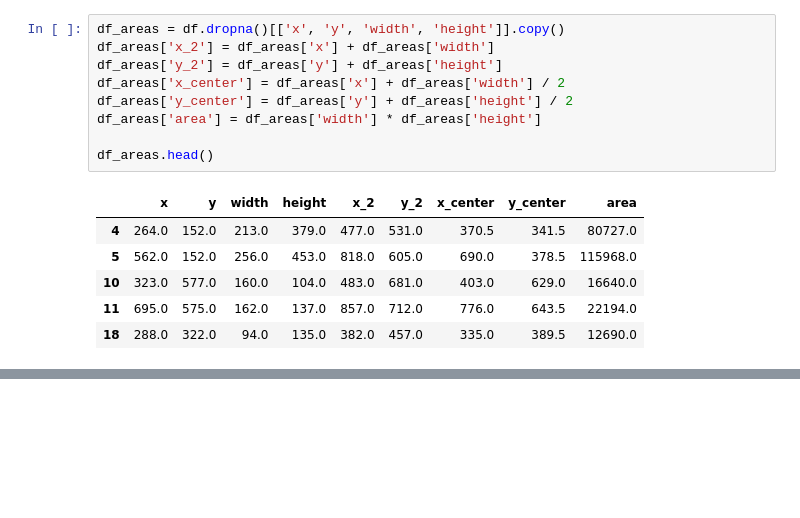
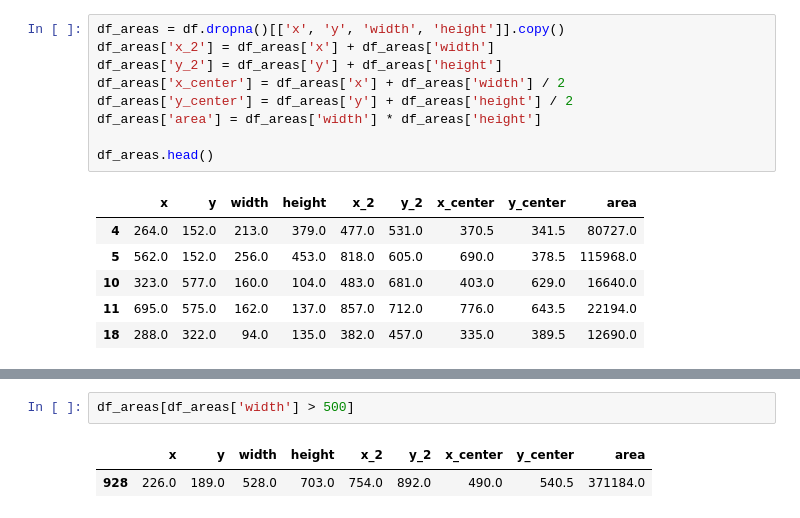
Before and after one commit to leomeloj/ml-rsna-challenge, a Jupyter notebook: kernels/Practical EDA on Numerical Data.ipynb, the cells around one changed output, grey strips where cells are left out. Drawn from its saved outputs; the diff is of its cells as text; blank space fills up the shorter version.

```diff
--- a/kernels/Practical EDA on Numerical Data.ipynb
+++ b/kernels/Practical EDA on Numerical Data.ipynb
@@ -164,0 +165,5 @@ plt.show()
+# %%
+df_areas[df_areas['width'] > 500]
+# %% [output]
+|  | x | y | width | height | x_2 | y_2 | x_center | y_center | area |
+| 928 | 226.0 | 189.0 | 528.0 | 703.0 | 754.0 | 892.0 | 490.0 | 540.5 | 371184.0 |
```
Also changed, not shown: parts of 56 cells of this notebook, 3 other files.
